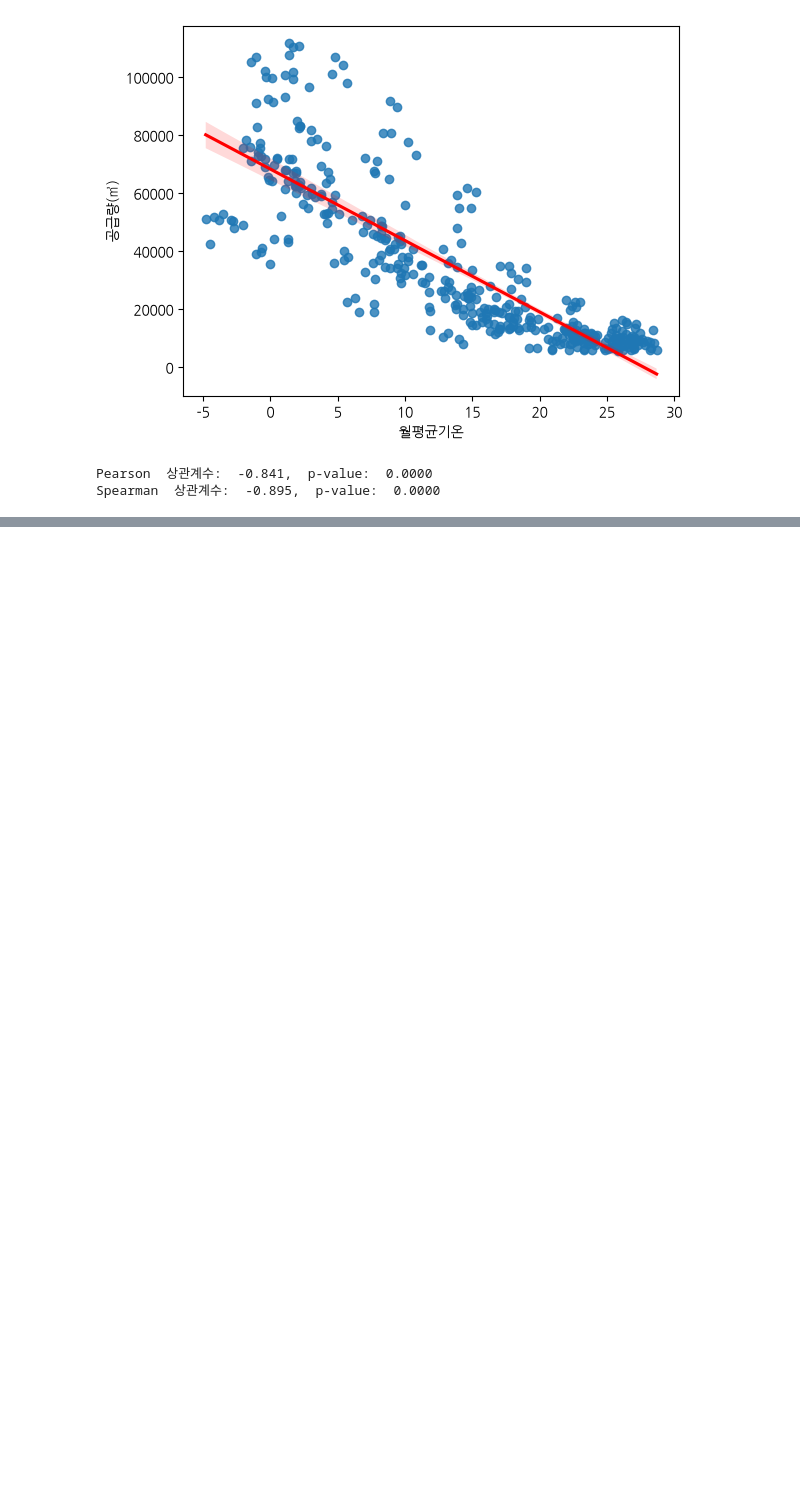
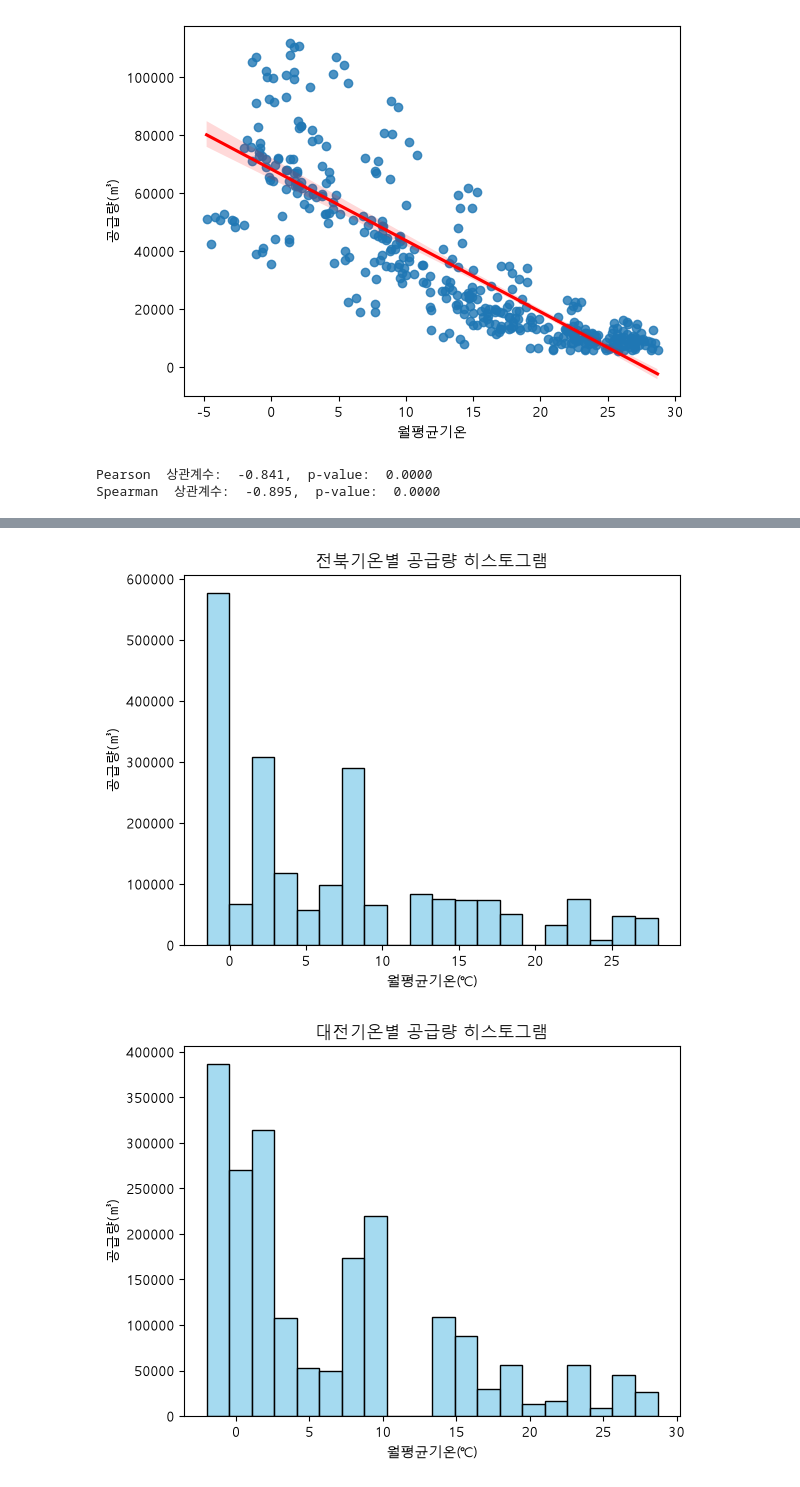
Before and after one commit to rabo1226/workspace_python, a Jupyter notebook: 머신러닝/프로젝트2/가스_인구_기온_통합_data.ipynb, the cells around one changed output, grey strips where cells are left out. Cells and saved outputs as stored; diff of their text form; code cells hidden in the pictures; blank space fills up the shorter version.

```diff
--- a/머신러닝/프로젝트2/가스_인구_기온_통합_data.ipynb
+++ b/머신러닝/프로젝트2/가스_인구_기온_통합_data.ipynb
@@ -176,0 +300,20 @@ Spearman  상관계수:  -0.895,  p-value:  0.0000
+# %%
+#히스토그램 : 분포 확인용 => 공급량이 어느 구간에 몰려있는지
+#전북의 경우 0도 근처에서 민감하게 반응한다는 것을 보여준다.
+#강원의 경우 평균기온의 넓이?가 더 넓다/ 강원은 더 낮은 구간이 존재하고 그 구간에서 공급량이 크게 증가한다=공급량변화도 더 크다  => 강원이 5개 지역 대비 겨울철 한파를 직접적으로 겪는 지역이다.
+
+import seaborn as sns
+import matplotlib.pyplot as plt
+
+for region in regions:
+        data = filtered_df[(filtered_df['시도'] == region)]
+        if not data.empty:
+            # 기온을 구간으로 나누고 공급량 분포 확인
+            sns.histplot(data=data, x='월평균기온', weights=data['공급량(㎥)'], bins=20, color='skyblue')
+            plt.title(f'{region}기온별 공급량 히스토그램')
+            plt.xlabel('월평균기온(℃)')
+            plt.ylabel('공급량(㎥)')
+            plt.show()
+# %% [output]
+[figure, added]
+[figure, added]
```
Also changed, not shown: parts of 10 cells of this notebook, 1 other file.
